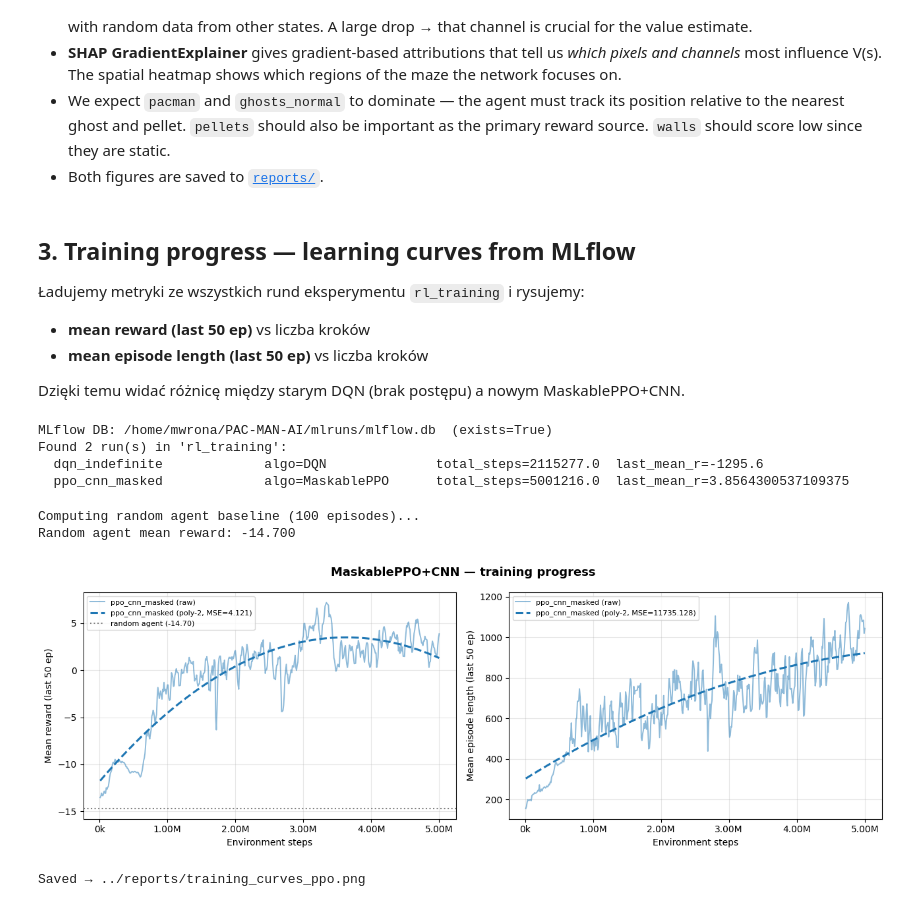
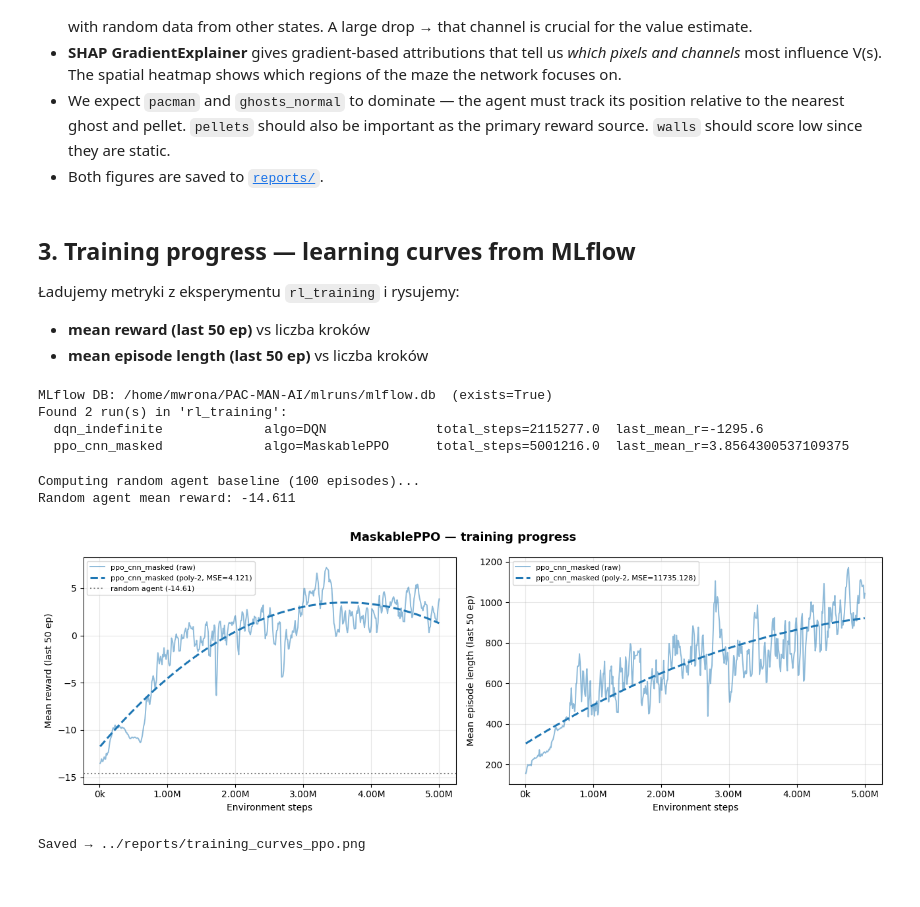
Before and after one commit to Enlightened-Monkey/PAC-MAN-AI, a Jupyter notebook: notebooks/05_interpretability.ipynb, the cells around one changed output. Saved outputs shown, nothing was run; the diff lists cells and outputs as text; code cells hidden in the pictures.

```diff
--- a/notebooks/05_interpretability.ipynb
+++ b/notebooks/05_interpretability.ipynb
@@ -236,11 +236,9 @@ plt.show()
 # %% [markdown]
 ## 3. Training progress — learning curves from MLflow
 
-Ładujemy metryki ze wszystkich rund eksperymentu `rl_training` i rysujemy:
+Ładujemy metryki z eksperymentu `rl_training` i rysujemy:
 - **mean reward (last 50 ep)** vs liczba kroków
 - **mean episode length (last 50 ep)** vs liczba kroków
-
-Dzięki temu widać różnicę między starym DQN (brak postępu) a nowym MaskablePPO+CNN.
 # %%
 import mlflow
 import pandas as pd
@@ -330,7 +328,7 @@ else:
 
         POLY_DEG = 2
         fig, axes = plt.subplots(1, len(METRICS), figsize=(13, 4.5))
-        fig.suptitle('MaskablePPO+CNN — training progress', fontsize=13, fontweight='bold')
+        fig.suptitle('MaskablePPO — training progress', fontsize=13, fontweight='bold')
         colors = plt.rcParams['axes.prop_cycle'].by_key()['color']
 
         for ax, (metric, ylabel) in zip(axes, METRICS):
@@ -349,33 +347,33 @@ else:
                 steps, values = load_metric(run, metric)
                 if steps is None:
                     continue
 
                 # Raw curve
                 ax.plot(steps, values, color=color, linewidth=1.4,
                         alpha=0.5, label=f'{run_name} (raw)')
 
                 # Polynomial trend line (degree 2)
                 if len(steps) >= POLY_DEG + 1:
                     coeffs = np.polyfit(steps, values, POLY_DEG)
                     trend  = np.polyval(coeffs, steps)
                     mse    = float(np.mean((values - trend) ** 2))
                     ax.plot(steps, trend, color=color, linewidth=2.2,
                             linestyle='--',
                             label=f'{run_name} (poly-{POLY_DEG}, MSE={mse:.3f})')
 
             # Random baseline — only meaningful for reward subplot
             if metric == 'mean_reward_50ep':
                 ax.axhline(random_baseline, color='gray', linewidth=1.5,
                            linestyle=':', label=f'random agent ({random_baseline:.2f})')
 
             ax.legend(fontsize=8)
 
         plt.tight_layout()
         fig.savefig(REPORTS_DIR / 'training_curves_ppo.png', dpi=150)
         plt.show()
         print(f"Saved → {REPORTS_DIR / 'training_curves_ppo.png'}")
 # %% [output]
 Computing random agent baseline (100 episodes)...
-Random agent mean reward: -14.700
+Random agent mean reward: -14.611
-[figure, old version]
+[figure, new version]
 Saved → ../reports/training_curves_ppo.png
```
Also changed, not shown: parts of 6 cells of this notebook, 3 other files.
